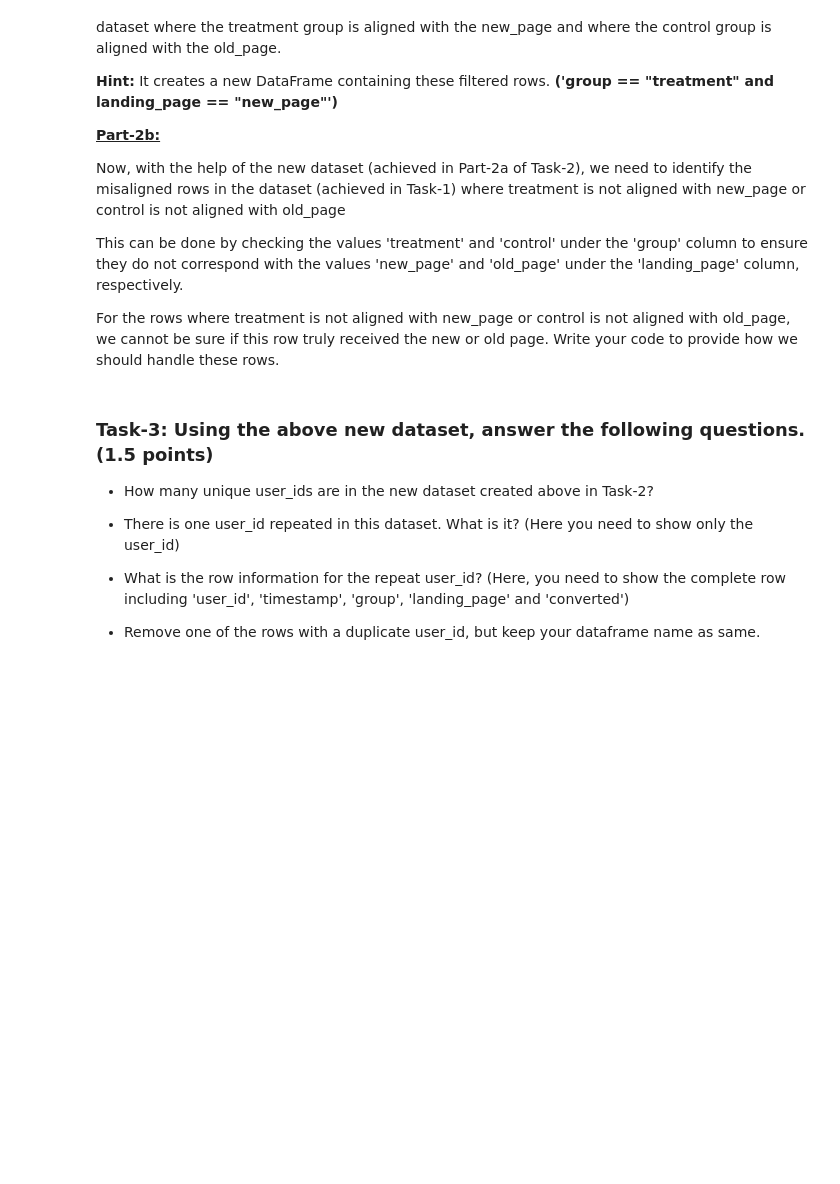
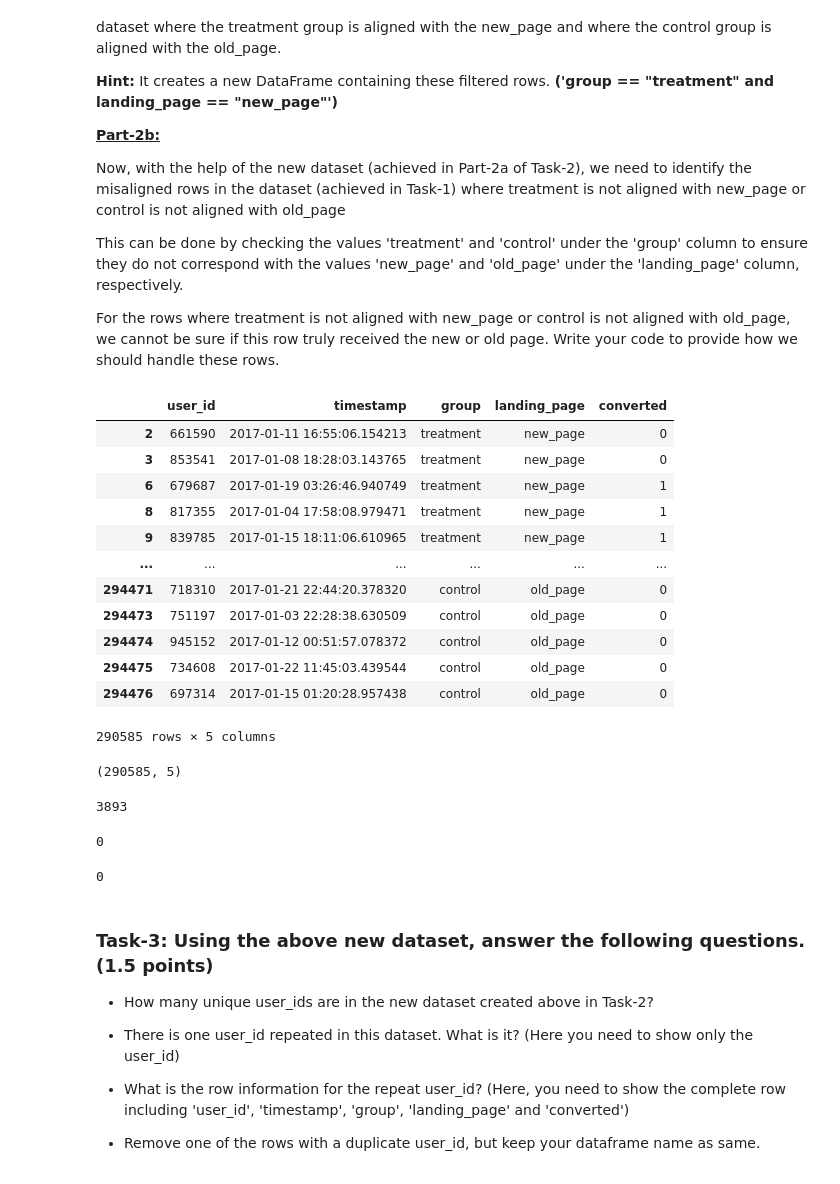
Before and after one commit to Shrutiba/iisc_cds, a Jupyter notebook: M1_MP1_NB_Hypothesis_Testing.ipynb, the cells around one changed output. Cells and saved outputs as stored; diff of their text form; code cells hidden in the pictures; blank space fills up the shorter version.

Commit message:
Group10

```diff
--- a/M1_MP1_NB_Hypothesis_Testing.ipynb
+++ b/M1_MP1_NB_Hypothesis_Testing.ipynb
@@ -83,3 +85,5 @@ from scipy.stats import norm
 # %%
 # a. Read in the dataset and take a look at the top few rows here:
 # YOUR CODE HERE
+df = pd.read_csv('ab_data.csv')
+df.head()
@@ -153,19 +200,52 @@ For the rows where treatment is not aligned with new_page or control is not alig
 # %%
 # Part-2a
 # create a new dataset that meets the specifications:
 # treatment is aligned with new_page or control is aligned with old_page
 # YOUR CODE HERE
+df_aligned1 = df[(df['group'] == 'treatment') & (df['landing_page'] == 'new_page') ]
+df_aligned2 =  df[(df['group'] == 'control') & (df['landing_page'] == 'old_page') ]
+
+
+df_aligned = pd.concat([df_aligned1,df_aligned2])
+df_aligned
+# %% [output]
+|  | user_id | timestamp | group | landing_page | converted |
+| 2 | 661590 | 2017-01-11 16:55:06.154213 | treatment | new_page | 0 |
+| 3 | 853541 | 2017-01-08 18:28:03.143765 | treatment | new_page | 0 |
+| 6 | 679687 | 2017-01-19 03:26:46.940749 | treatment | new_page | 1 |
+| 8 | 817355 | 2017-01-04 17:58:08.979471 | treatment | new_page | 1 |
+| 9 | 839785 | 2017-01-15 18:11:06.610965 | treatment | new_page | 1 |
+| ... | ... | ... | ... | ... | ... |
+| 294471 | 718310 | 2017-01-21 22:44:20.378320 | control | old_page | 0 |
+| 294473 | 751197 | 2017-01-03 22:28:38.630509 | control | old_page | 0 |
+| 294474 | 945152 | 2017-01-12 00:51:57.078372 | control | old_page | 0 |
+| 294475 | 734608 | 2017-01-22 11:45:03.439544 | control | old_page | 0 |
+| 294476 | 697314 | 2017-01-15 01:20:28.957438 | control | old_page | 0 |
+290585 rows × 5 columns
 # %%
 # show the dimension of the new dataset created
 # YOUR CODE HERE
+df_aligned.shape
+# %% [output]
+(290585, 5)
 # %%
 # Part-2b
 # Now, with the help of the new dataset (achiebed above), identify the misaligned rows in the dataset (achieved in Task-1)
 # where treatment is not aligned with new_page or control is not aligned with old_page
 # YOUR CODE HERE
+len(df) - len(df_aligned)
+# %% [output]
+3893
 # %%
 # Double Check all of the correct rows were removed - this should be 0
 # YOUR CODE HERE
+df_aligned.query('group == "treatment" and landing_page != "new_page"').count()['user_id']
+# %% [output]
+0
+# %%
+df_aligned.query('group == "control" and landing_page != "old_page"').count()['user_id']
+# %% [output]
+0
 # %% [markdown]
 ### Task-3: Using the above new dataset, answer the following questions. (1.5 points)
 
```
Also changed, not shown: parts of 15 cells of this notebook.
